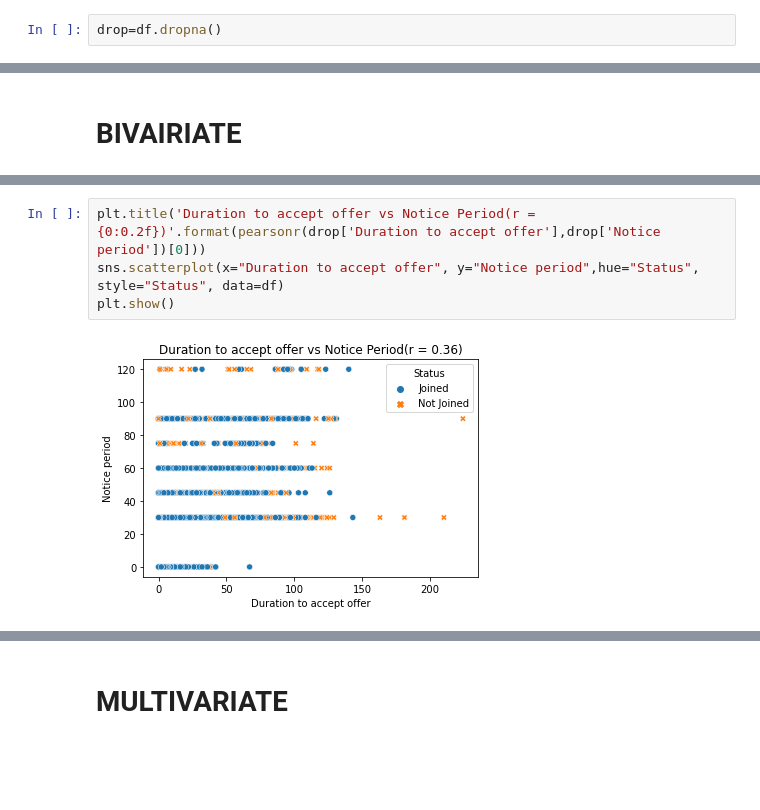
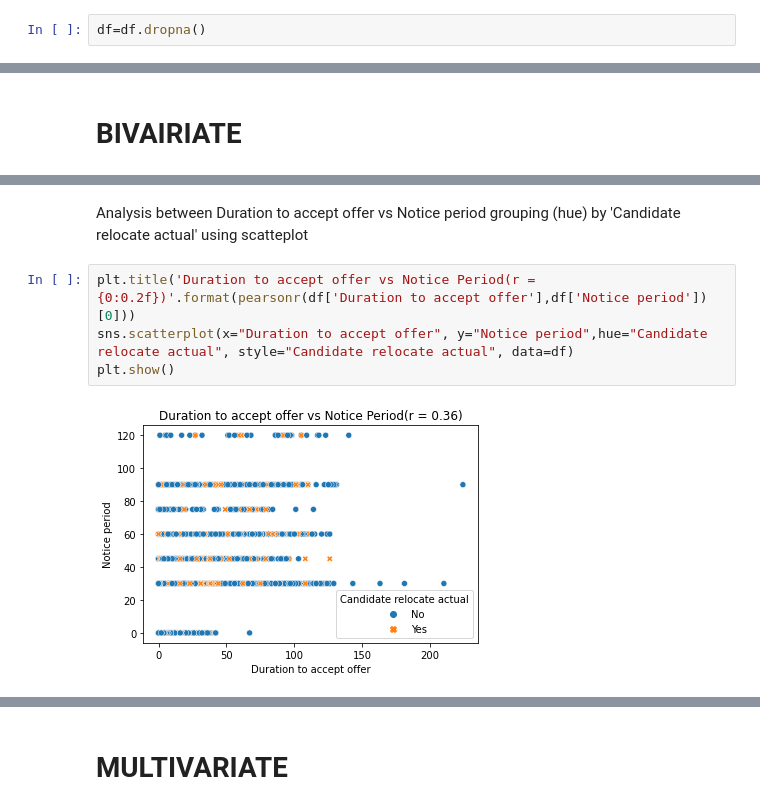
Before and after one commit to rproddatur/Capstone, a Jupyter notebook: task 2.2.ipynb, the cells around one changed output, grey strips where cells are left out. Saved outputs shown, nothing was run; the diff lists cells and outputs as text; blank space fills up the shorter version.

```diff
--- a/task 2.2.ipynb
+++ b/task 2.2.ipynb
@@ -96,3 +98,3 @@ Removing null values
 # %%
-drop=df.dropna()
+df=df.dropna()
 # %%
@@ -127,9 +131,11 @@ sns.scatterplot(x="Duration to accept offer",y="Notice period",data = df,hue="St
 # %% [output]
 <AxesSubplot:title={'center':'Duration to accept offer vs Notice period(r = 0.36)'}, xlabel='Duration to accept offer', ylabel='Notice period'>
 [figure]
+# %% [markdown]
+Analysis between Duration to accept offer vs Notice period grouping (hue) by 'Candidate relocate actual' using scatteplot
 # %%
-plt.title('Duration to accept offer vs Notice Period(r = {0:0.2f})'.format(pearsonr(drop['Duration to accept offer'],drop['Notice period'])[0]))
-sns.scatterplot(x="Duration to accept offer", y="Notice period",hue="Status", style="Status", data=df)
+plt.title('Duration to accept offer vs Notice Period(r = {0:0.2f})'.format(pearsonr(df['Duration to accept offer'],df['Notice period'])[0]))
+sns.scatterplot(x="Duration to accept offer", y="Notice period",hue="Candidate relocate actual", style="Candidate relocate actual", data=df)
 plt.show()
 # %% [output]
-[figure, old version]
+[figure, new version]
```
Also changed, not shown: parts of 22 cells of this notebook.
